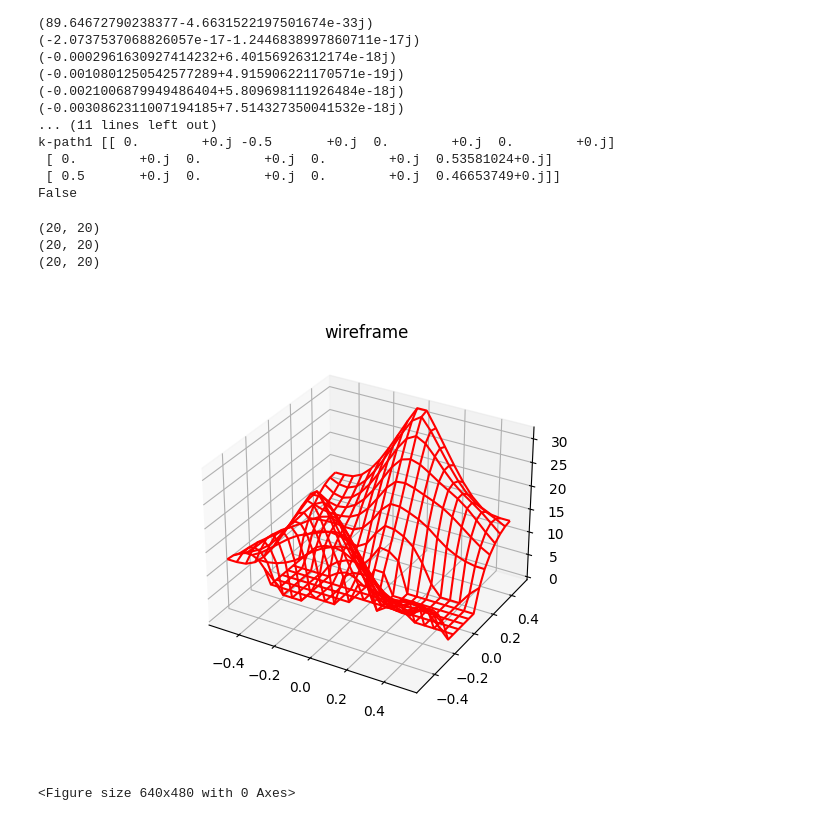
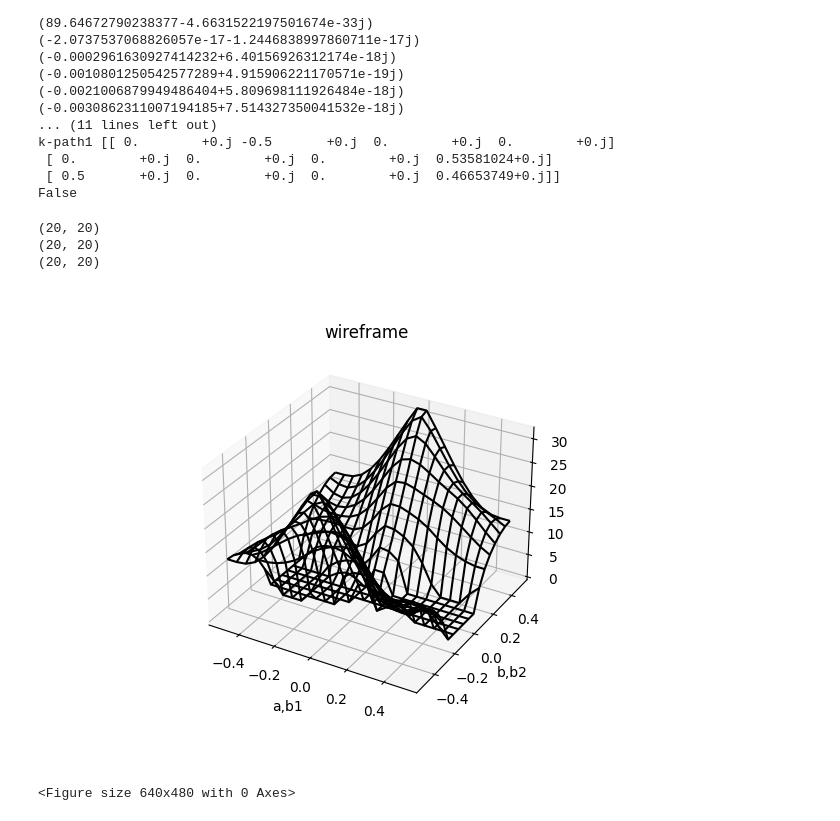
Before and after one commit to Kugetsu/vscode_git, a Jupyter notebook: ISAC06/ISAC_06.ipynb, the cells around one changed output. Saved outputs shown, nothing was run; the diff lists cells and outputs as text; code cells hidden in the pictures.

```diff
--- a/ISAC06/ISAC_06.ipynb
+++ b/ISAC06/ISAC_06.ipynb
@@ -246,35 +246,37 @@ def f(x,y):
 
 #x，y范围
 x = np.linspace(-0.5,0.5,20)
 y = np.linspace(-0.5,0.5,20)
 X, Y = np.meshgrid(x,y)
 #Z = np.vectorize(f)(X,Y)
 Z = sf*np.sqrt(np.vectorize(f)(X, Y)/0.000059)
 Z_real = np.real(Z)
 
 print(X.shape) #(37,37)
 print(Y.shape) #(37,37)
 print(Z.shape)
 #绘制图像
 fig = plt.figure()
 ax = plt.axes(projection='3d')
+ax.set_xlabel('a,b1')
+ax.set_ylabel('b,b2')
 #调用绘制线框图的函数plot_wireframe()
-ax.plot_wireframe(X, Y, Z_real, color='red')
+ax.plot_wireframe(X, Y, Z_real, color='black')
 ax.set_title('wireframe')
 
 def on_click(event):
     ax.view_init(elev=event.ydata,azim=event.xdata)
     fig.canvas.draw_idle()
     fig.canvas.flush_events()
 
 fig.canvas.mpl_connect('button_press_event',on_click)
 
 plt.show()
 # %% [output]
 (20, 20)
 (20, 20)
 (20, 20)
-[figure, old version]
+[figure, new version]
 # %%
 #DOS计算模块：由4分之一FBZ的统计得到，整体应该分为计算部分和能量分拣部分。
 #计算区间的判断为各个方向（逆向量）的极值（循环范围）和数个不等式（判断语句）组成。
```
Also changed, not shown: 5 other files.
